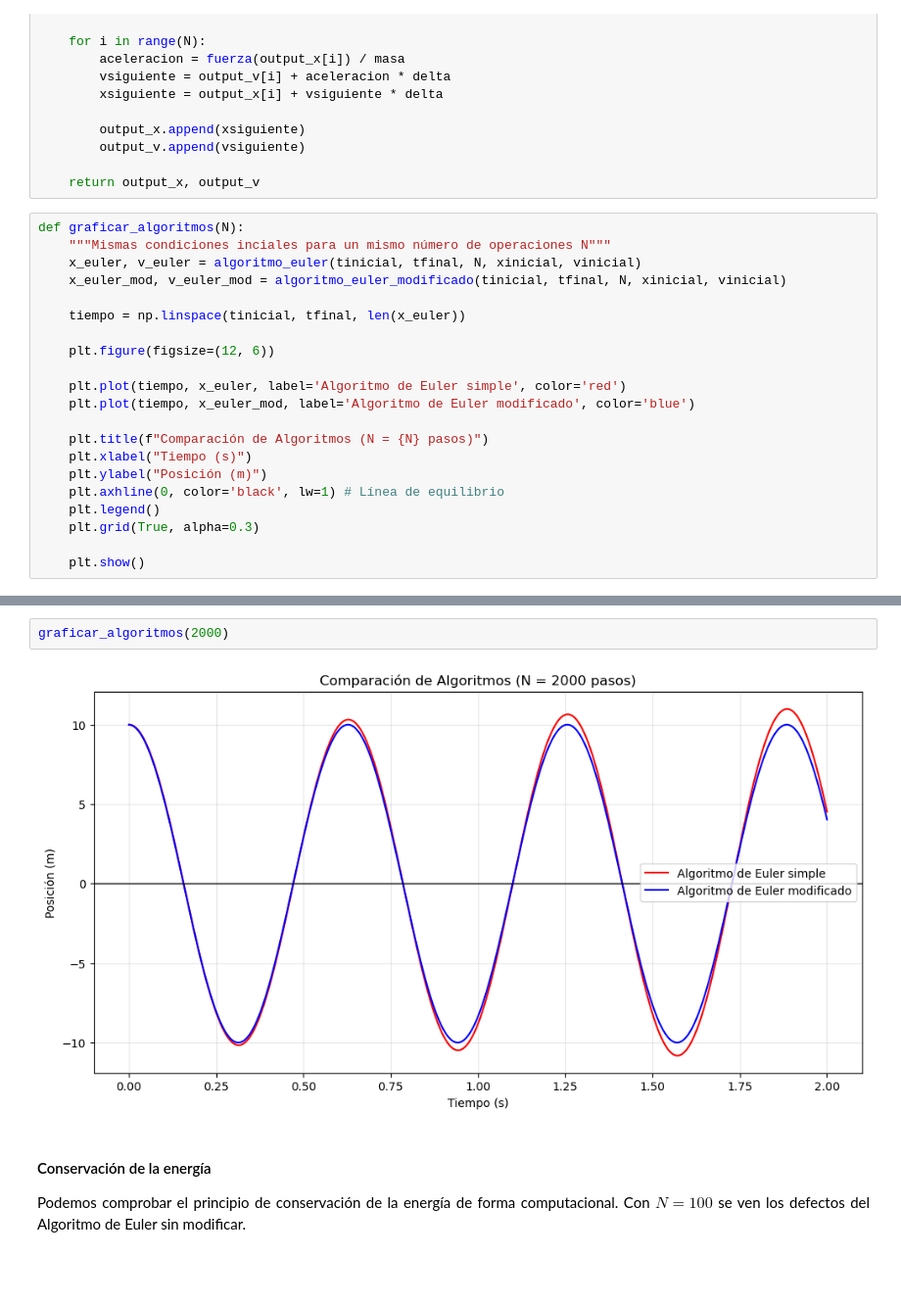
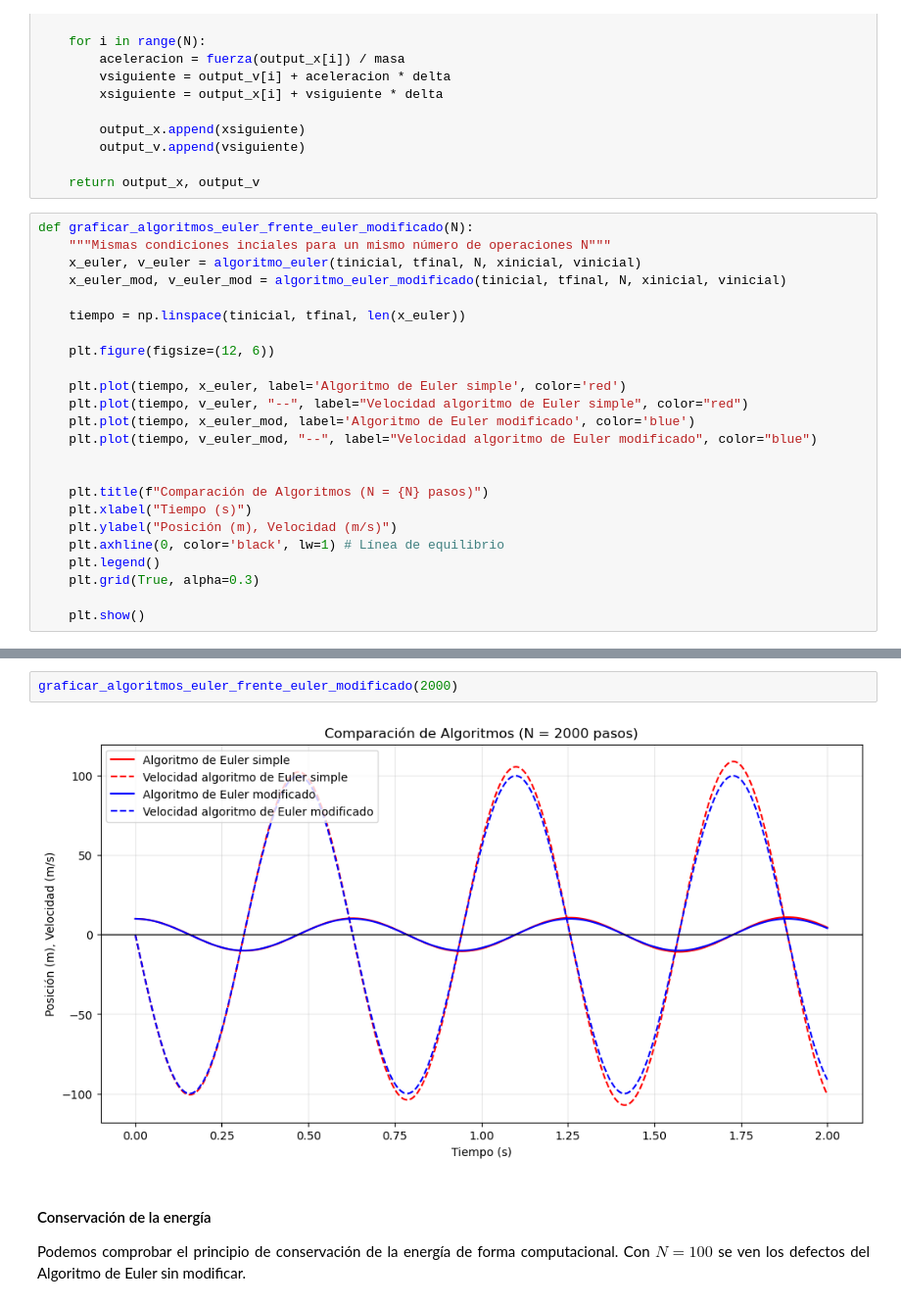
Before and after one commit to LagrangianLad/physics-lab, a Jupyter notebook: Computational physics/lab.ipynb, the cells around one changed output, grey strips where cells are left out. Shown at 98% size. Cells and saved outputs as stored; diff of their text form; blank space fills up the shorter version.

```diff
--- a/Computational physics/lab.ipynb
+++ b/Computational physics/lab.ipynb
@@ -490,7 +493,7 @@ def algoritmo_euler_modificado(tinicial, tfinal, N, x0, v0):
 
     return output_x, output_v
 # %%
-def graficar_algoritmos(N):
+def graficar_algoritmos_euler_frente_euler_modificado(N):
     """Mismas condiciones inciales para un mismo número de operaciones N"""
     x_euler, v_euler = algoritmo_euler(tinicial, tfinal, N, xinicial, vinicial)
     x_euler_mod, v_euler_mod = algoritmo_euler_modificado(tinicial, tfinal, N, xinicial, vinicial)
@@ -500,11 +503,14 @@ def graficar_algoritmos(N):
     plt.figure(figsize=(12, 6))
 
     plt.plot(tiempo, x_euler, label='Algoritmo de Euler simple', color='red')
+    plt.plot(tiempo, v_euler, "--", label="Velocidad algoritmo de Euler simple", color="red")
     plt.plot(tiempo, x_euler_mod, label='Algoritmo de Euler modificado', color='blue')
+    plt.plot(tiempo, v_euler_mod, "--", label="Velocidad algoritmo de Euler modificado", color="blue")
+
 
     plt.title(f"Comparación de Algoritmos (N = {N} pasos)")
     plt.xlabel("Tiempo (s)")
-    plt.ylabel("Posición (m)")
+    plt.ylabel("Posición (m), Velocidad (m/s)")
     plt.axhline(0, color='black', lw=1) # Línea de equilibrio
     plt.legend()
     plt.grid(True, alpha=0.3)
@@ -517,7 +523,7 @@ graficar_algoritmos(100)
 # %%
-graficar_algoritmos(2000)
+graficar_algoritmos_euler_frente_euler_modificado(2000)
 # %% [output]
-[figure, old version]
+[figure, new version]
 # %% [markdown]
 #### Conservación de la energía
 
```
Also changed, not shown: parts of 26 cells of this notebook.
